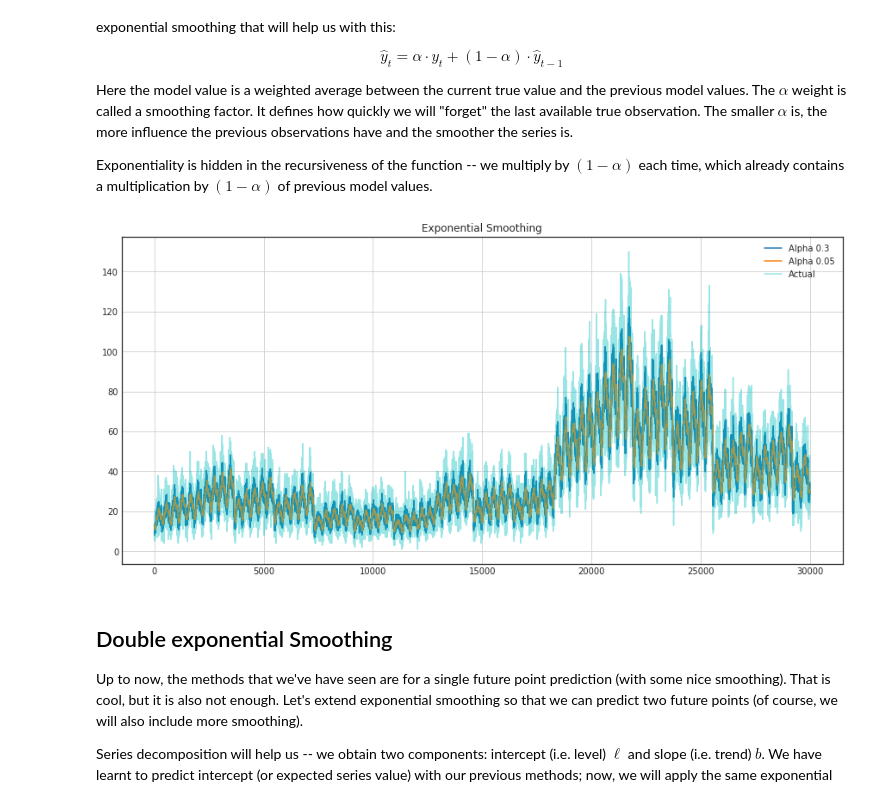
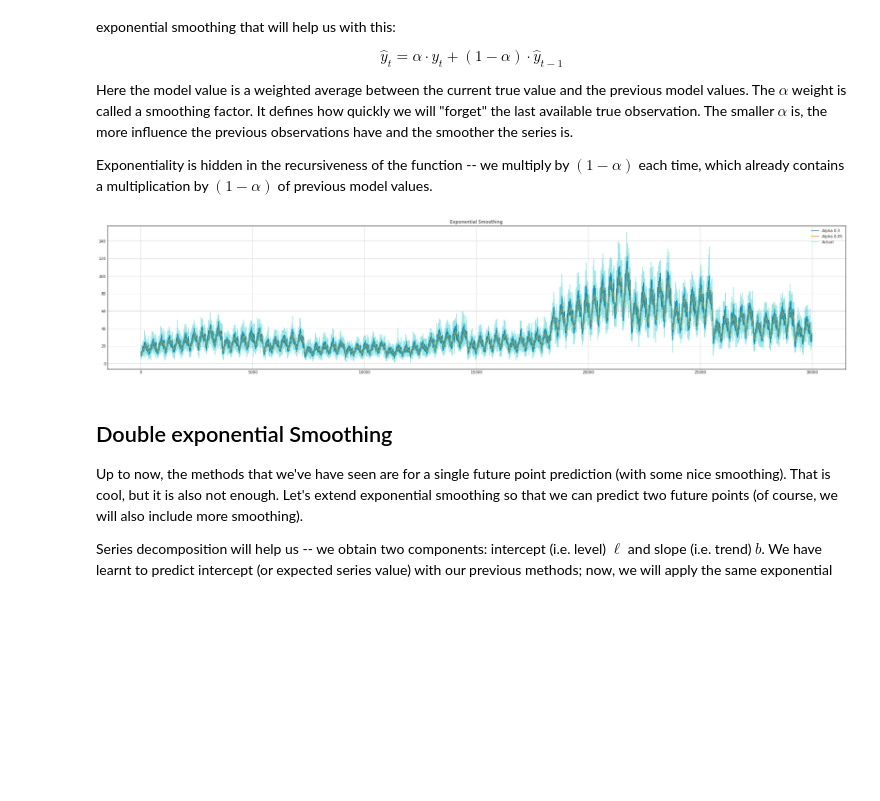
Before and after one commit to Hamza1122/Store-Item-Demand-Forecasting-Challenge, a Jupyter notebook: My_First_Time_Series_Comp_(Added_Prophet).ipynb, the cells around one changed output. Drawn from its saved outputs; the diff is of its cells as text; code cells hidden in the pictures; blank space fills up the shorter version.

```diff
--- a/My_First_Time_Series_Comp_(Added_Prophet).ipynb
+++ b/My_First_Time_Series_Comp_(Added_Prophet).ipynb
@@ -277,7 +372,7 @@ def plotExponentialSmoothing(series, alphas):
 
     """
     with plt.style.context('seaborn-white'):
-        plt.figure(figsize=(15, 7))
+        plt.figure(figsize=(35, 7))
         for alpha in alphas:
             plt.plot(exponential_smoothing(series, alpha), label="Alpha {}".format(alpha))
         plt.plot(series.values, "c", label = "Actual", alpha = 0.4)
@@ -286,9 +381,9 @@ def plotExponentialSmoothing(series, alphas):
         plt.title("Exponential Smoothing")
         plt.grid(True);
 # %%
-plotExponentialSmoothing(date_sales.sales[:30000], [0.3, 0.05])
+plotExponentialSmoothing(train.sales[:30000], [0.3, 0.05])
 # %% [output]
-[figure, old version]
+[figure, new version]
 # %% [markdown]
 ## Double exponential Smoothing
 
```
Also changed, not shown: parts of 33 cells of this notebook.
